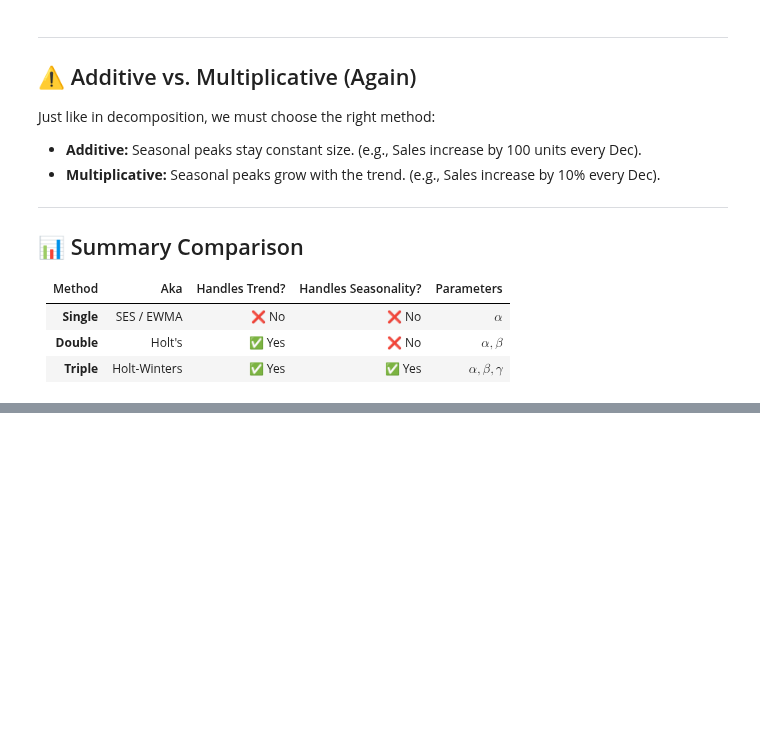
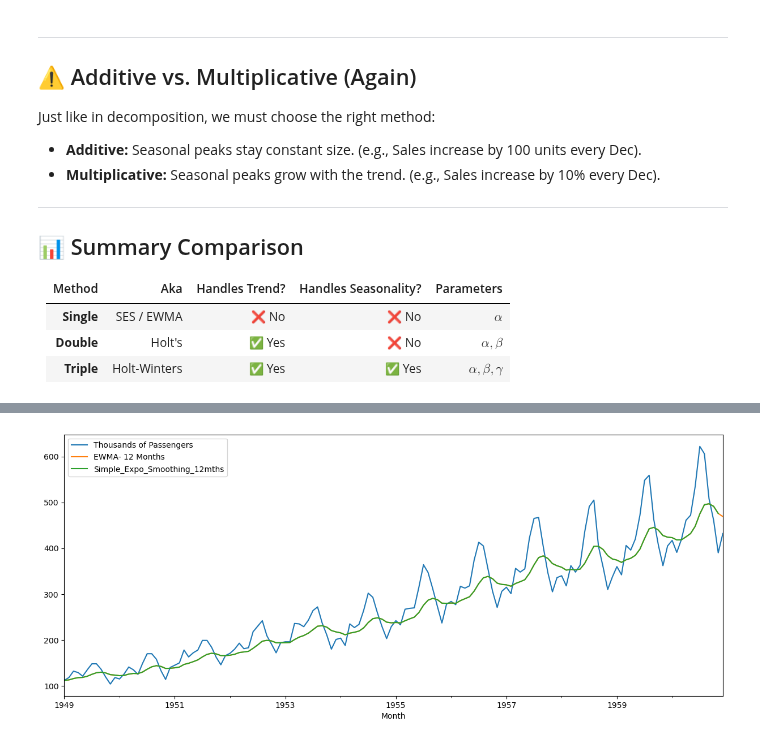
Before and after one commit to Shailya777/Learning-Logs, a Jupyter notebook: Time_Series_Analysis_and_Forecasting/08_Holt-Winters(Double & Triple Exponential Smoothing).ipynb, the cells around one changed output, grey strips where cells are left out. Saved outputs shown, nothing was run; the diff lists cells and outputs as text; code cells hidden in the pictures; blank space fills up the shorter version.

```diff
--- a/Time_Series_Analysis_and_Forecasting/08_Holt-Winters(Double & Triple Exponential Smoothing).ipynb
+++ b/Time_Series_Analysis_and_Forecasting/08_Holt-Winters(Double & Triple Exponential Smoothing).ipynb
@@ -75,0 +117,2 @@ Just like in decomposition, we must choose the right method:
+# %%
+df.index.freq = 'MS' # "MS" stands for Month Start as our Data Points are all at The First Day of Month.
@@ -75,0 +136,3 @@ Just like in decomposition, we must choose the right method:
+# %%
+span = 12
+alpha = 2 / (span + 1)
@@ -75,0 +149,3 @@ Just like in decomposition, we must choose the right method:
+# %%
+df['EWMA- 12 Months'] = df['Thousands of Passengers'].ewm(alpha= alpha, adjust= False).mean()
+df.head(10)
@@ -75,0 +204,5 @@ Just like in decomposition, we must choose the right method:
+# %%
+# Attaching Simple Exponential Smoothing Results as Dataframe Column:
+
+df['Simple_Expo_Smoothing_12mths'] = SimpleExpSmoothing(df['Thousands of Passengers']).fit(smoothing_level= alpha,
+                                                                                           optimized= False).fittedvalues.shift(-1)
@@ -75,0 +224,7 @@ Just like in decomposition, we must choose the right method:
+# %%
+# Plotting EWMA and Simple Exponential Smoothing with Original Data:
+
+df.plot(kind= 'line', figsize= (15,6))
+plt.show()
+# %% [output]
+[figure, added]
```
Also changed, not shown: parts of 34 cells of this notebook.
